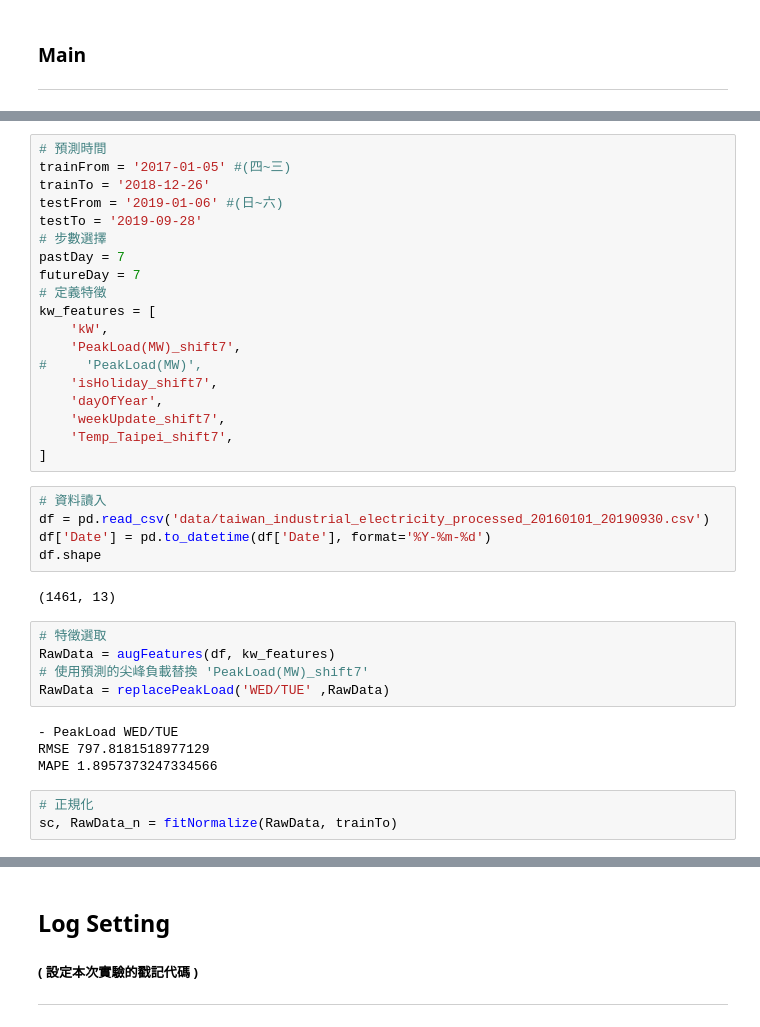
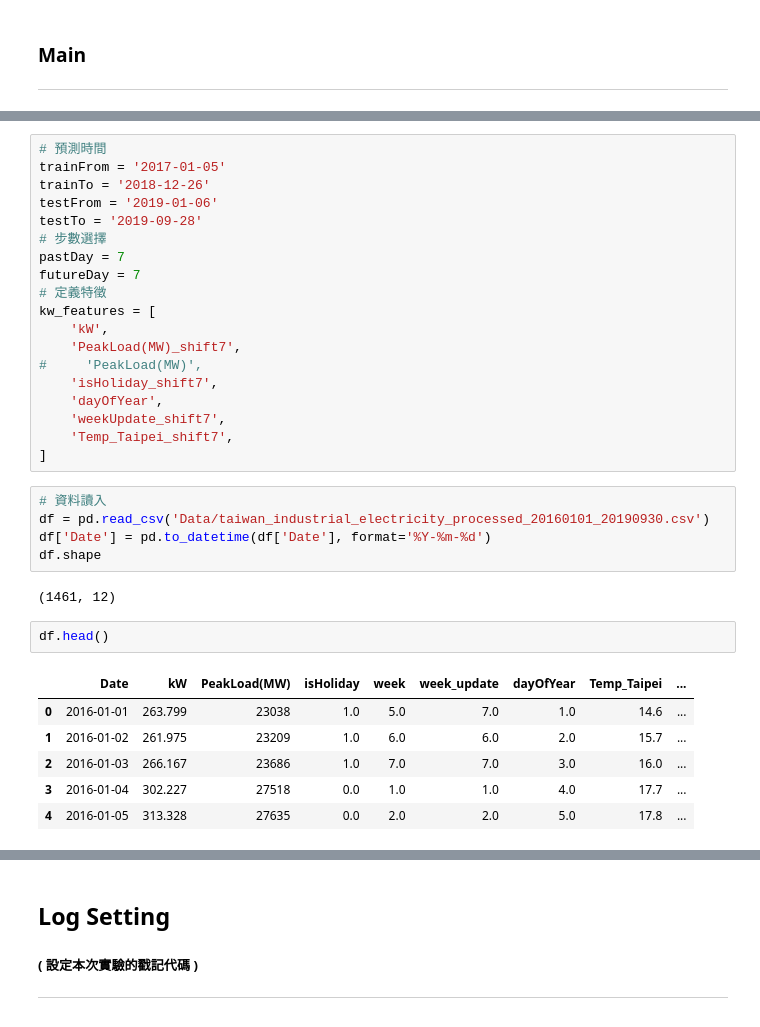
Before and after one commit to Chang-Siang/IndustryElec, a Jupyter notebook: src/predict_industrial_electricity.ipynb, the cells around one changed output, grey strips where cells are left out. Saved outputs shown, nothing was run; the diff lists cells and outputs as text.

```diff
--- a/src/predict_industrial_electricity.ipynb
+++ b/src/predict_industrial_electricity.ipynb
@@ -271,8 +281,8 @@ Wall time: 19.4 s
 # %%
 # 預測時間
-trainFrom = '2017-01-05' #(四~三)
+trainFrom = '2017-01-05'
 trainTo = '2018-12-26'
-testFrom = '2019-01-06' #(日~六)
+testFrom = '2019-01-06'
 testTo = '2019-09-28'
 # 步數選擇
 pastDay = 7
@@ -289,21 +299,18 @@ kw_features = [
 ]
 # %%
 # 資料讀入
-df = pd.read_csv('data/taiwan_industrial_electricity_processed_20160101_20190930.csv')
+df = pd.read_csv('Data/taiwan_industrial_electricity_processed_20160101_20190930.csv')
 df['Date'] = pd.to_datetime(df['Date'], format='%Y-%m-%d')
 df.shape
 # %% [output]
-(1461, 13)
+(1461, 12)
-# %%
-# 特徵選取
-RawData = augFeatures(df, kw_features)
-# 使用預測的尖峰負載替換 'PeakLoad(MW)_shift7'
-RawData = replacePeakLoad('WED/TUE' ,RawData)
-# %% [output]
-- PeakLoad WED/TUE
-RMSE 797.8181518977129
-MAPE 1.8957373247334566
-# %%
-# 正規化
-sc, RawData_n = fitNormalize(RawData, trainTo)
+# %%
+df.head()
+# %% [output]
+|  | Date | kW | PeakLoad(MW) | isHoliday | week | week_update | dayOfYear | Temp_Taipei | ... |
+| 0 | 2016-01-01 | 263.799 | 23038 | 1.0 | 5.0 | 7.0 | 1.0 | 14.6 | ... |
+| 1 | 2016-01-02 | 261.975 | 23209 | 1.0 | 6.0 | 6.0 | 2.0 | 15.7 | ... |
+| 2 | 2016-01-03 | 266.167 | 23686 | 1.0 | 7.0 | 7.0 | 3.0 | 16.0 | ... |
+| 3 | 2016-01-04 | 302.227 | 27518 | 0.0 | 1.0 | 1.0 | 4.0 | 17.7 | ... |
+| 4 | 2016-01-05 | 313.328 | 27635 | 0.0 | 2.0 | 2.0 | 5.0 | 17.8 | ... |
 # %%
```
Also changed, not shown: parts of 17 cells of this notebook, 4 other files.
